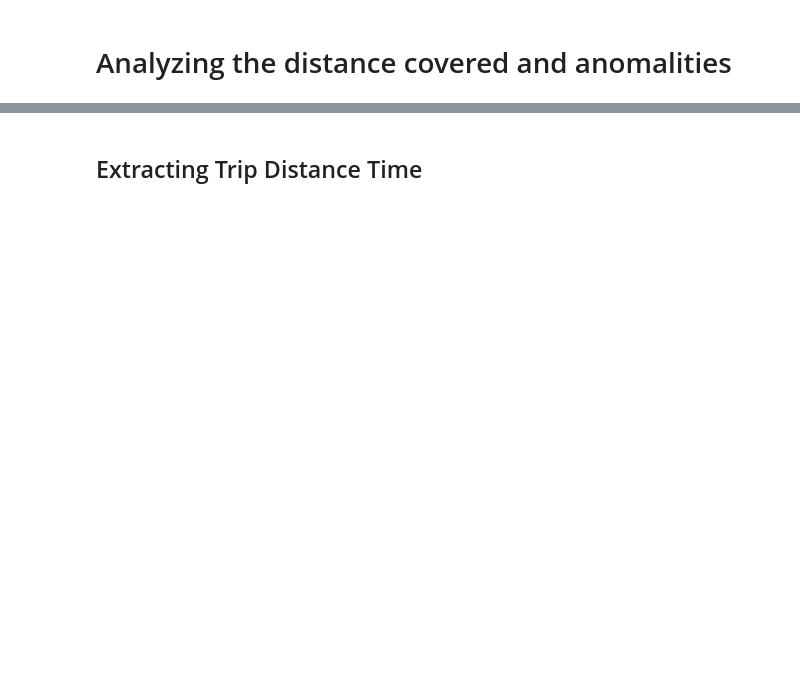
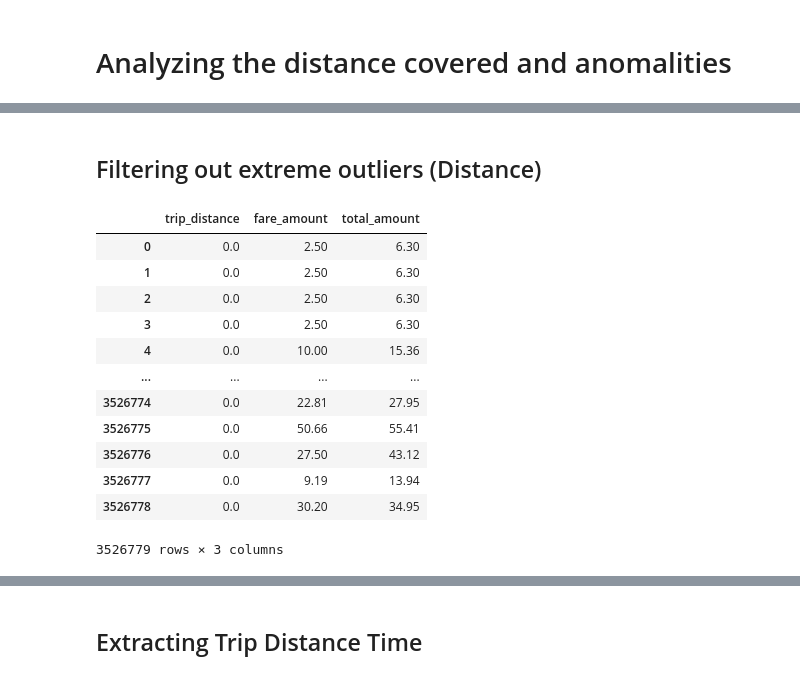
Before and after one commit to ajinikhil/NYC_jaune_taxi_analysis, a Jupyter notebook: NYC_jaune_taxi_analysis/analysis/distance_analysis.ipynb, the cells around one changed output, grey strips where cells are left out. Cells and saved outputs as stored; diff of their text form; code cells hidden in the pictures; blank space fills up the shorter version.

```diff
--- a/NYC_jaune_taxi_analysis/analysis/distance_analysis.ipynb
+++ b/NYC_jaune_taxi_analysis/analysis/distance_analysis.ipynb
@@ -6,0 +26,28 @@ df = duckdb.read_parquet('../raw/*/*.parquet')
+# %% [markdown]
+## Filtering out extreme outliers (Distance)
+# %%
+zero = duckdb.sql("""
+                    SELECT
+                        trip_distance,
+                        fare_amount,
+                        total_amount
+                    FROM
+                        df
+                    WHERE
+                        trip_distance ==  0
+                    """).df()
+zero
+# %% [output]
+|  | trip_distance | fare_amount | total_amount |
+| 0 | 0.0 | 2.50 | 6.30 |
+| 1 | 0.0 | 2.50 | 6.30 |
+| 2 | 0.0 | 2.50 | 6.30 |
+| 3 | 0.0 | 2.50 | 6.30 |
+| 4 | 0.0 | 10.00 | 15.36 |
+| ... | ... | ... | ... |
+| 3526774 | 0.0 | 22.81 | 27.95 |
+| 3526775 | 0.0 | 50.66 | 55.41 |
+| 3526776 | 0.0 | 27.50 | 43.12 |
+| 3526777 | 0.0 | 9.19 | 13.94 |
+| 3526778 | 0.0 | 30.20 | 34.95 |
+3526779 rows × 3 columns
```
Also changed, not shown: parts of 14 cells of this notebook.
